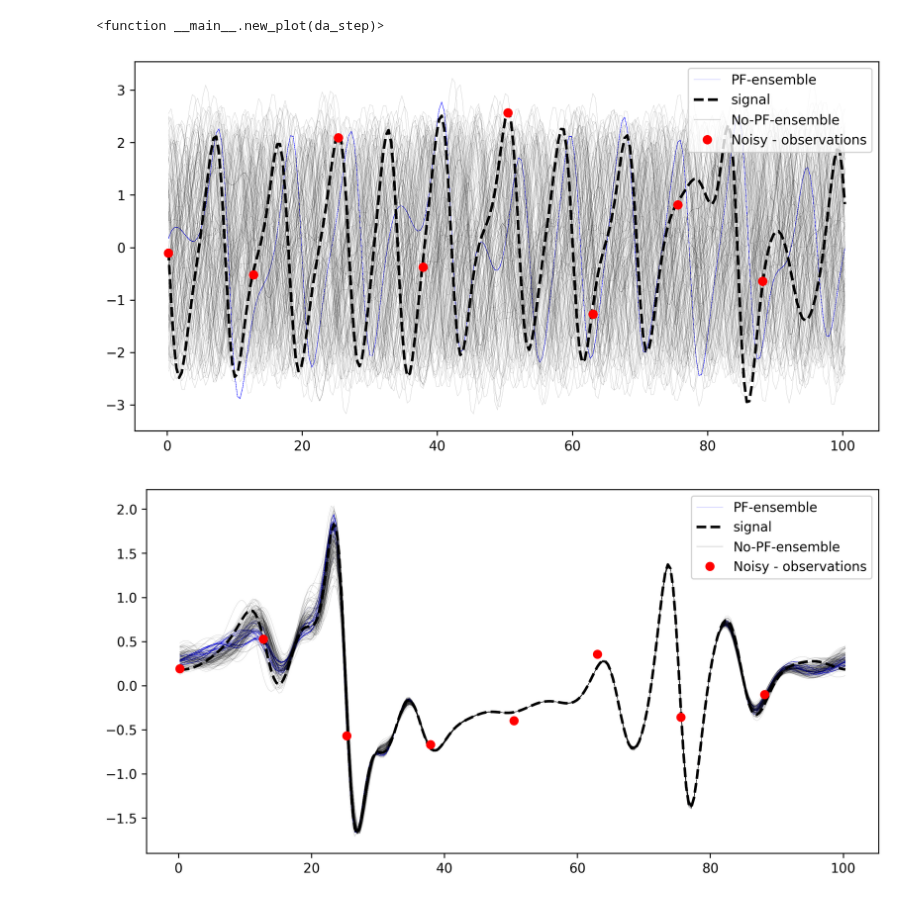
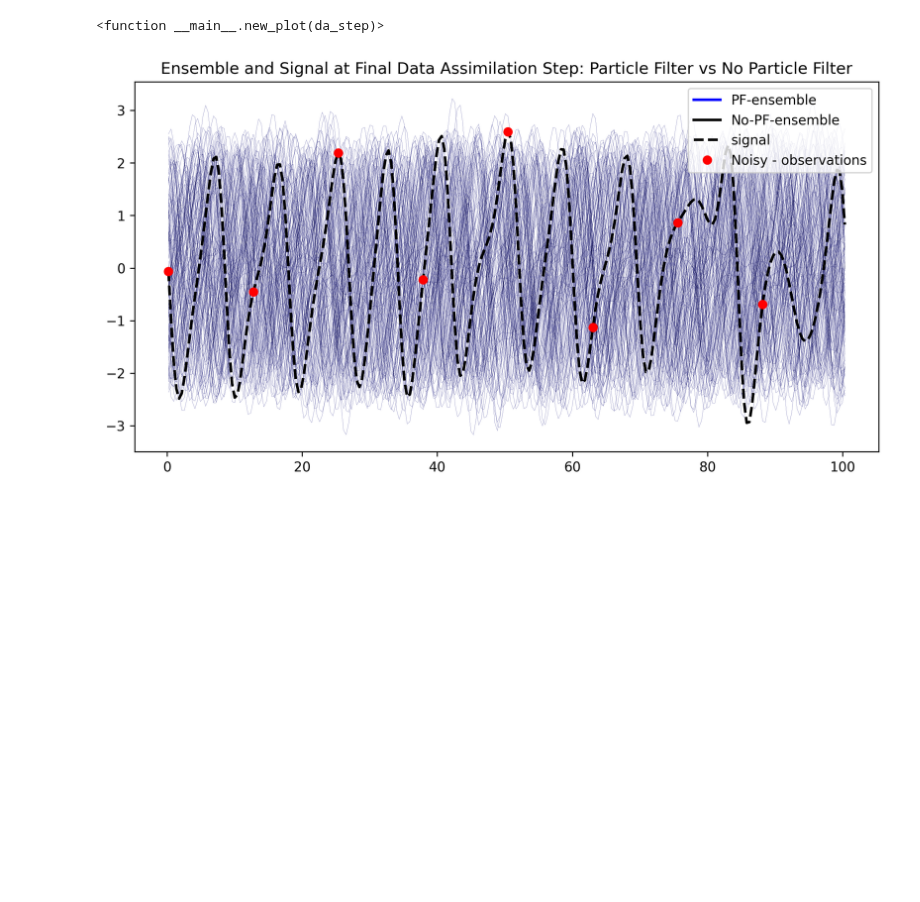
Before and after one commit to jameswoodfield/Particle_Filter, a Jupyter notebook: examples/Example_3_KS_ensemble.ipynb, the cells around one changed output. Saved outputs shown, nothing was run; the diff lists cells and outputs as text; code cells hidden in the pictures; blank space fills up the shorter version.

```diff
--- a/examples/Example_3_KS_ensemble.ipynb
+++ b/examples/Example_3_KS_ensemble.ipynb
@@ -42,14 +44,15 @@ number_of_observations_time = 32#ensemble_model.params.nt#32
 observation_temporal_frequency = int(ensemble_model.params.nt/number_of_observations_time)
 
 print(observation_locations)
-pf_systematic = ParticleFilter(
+pf_systematic = ParticleFilter_Sequential(
     n_particles = ensemble_params.E,
     n_steps = observation_temporal_frequency,
     n_dim = initial_signal.shape[-1],
     forward_model = ensemble_model,
     signal_model = signal_model,
     sigma = observation_noise,
-    resampling="default",#'default',
+    ess_threshold= 0.5,
+    resampling="systematic",#'default',
     observation_locations = observation_locations,
 )
 # %% [output]
@@ -57,4 +60,5 @@ pf_systematic = ParticleFilter(
 # %%
 key = jax.random.PRNGKey(0)
 da_steps = number_of_observations_time
-final, all = pf_systematic.run(initial_ensemble, initial_signal, da_steps,key) #the final input is scan length?
+initial_weights = jnp.ones(ensemble_params.E) / ensemble_params.E
+final, all = pf_systematic.run(initial_ensemble, initial_weights, initial_signal, da_steps,key) #the final input is scan length?
@@ -60,0 +67,5 @@ final, all = pf_systematic.run(initial_ensemble, initial_signal, da_steps,key) #
+# %%
+for i, arr in enumerate(all):
+    print(f"Shape of all[{i}]: {arr.shape}")
+
+# if ParticleFilter_Sequential then we have 4 outputs,
@@ -62,8 +78,8 @@ final, all = pf_systematic.run(initial_ensemble, initial_signal, da_steps,key) #
 Put in the initial condition.
 # %%
 particles =jnp.concatenate([initial_ensemble[None,...], all[0]], axis=0)
-signal = jnp.concatenate([initial_signal[None,...], all[1]], axis=0)
-observations = jnp.concatenate([initial_signal[None,...], all[2]], axis=0)
+signal = jnp.concatenate([initial_signal[None,...], all[2]], axis=0)
+observations = jnp.concatenate([initial_signal[None,...], all[3]], axis=0)
 observations = all[2][:,:, observation_locations]
 print(observations.shape)
 print(particles.shape)
@@ -119,35 +135,32 @@ interact(new_plot, da_step=(0, da_steps))
 interactive(children=(IntSlider(value=16, description='da_step', max=32), Output()), _dom_classes=('widget-int…
 <function __main__.new_plot(da_step)>
 # %%
-
-
 da_step = da_steps  # Only plot at the final DA stage
 plt.figure(figsize=(10, 5),dpi=300)
 plt.plot(signal_model.x, particles[da_step,:,:].T, color='b', linewidth=0.05)
-plt.plot(signal_model.x, particles[da_step,0,:].T, color='b', label='PF-ensemble', linewidth=0.1)
-
+#plt.plot(signal_model.x, particles[da_step,0,:].T, color='b', label='PF-ensemble', linewidth=0.1)
+# Plot invisible lines for legend with desired linewidths
+plt.plot([], [], color='b', label='PF-ensemble', linewidth=2)
+plt.plot([], [], color='k', label='No-PF-ensemble', linewidth=2)
 plt.plot(signal_model.x, signal[da_step,0,:], color='k', label='signal',linewidth=2,linestyle='--')
 plt.plot(signal_model.x, particles_1[da_step,:,:].T, color='k', linewidth=0.05)
-plt.plot(signal_model.x, particles_1[da_step,0,:].T, color='k', label='No-PF-ensemble', linewidth=0.1)
-
+#plt.plot(signal_model.x, particles_1[da_step,0,:].T, color='k', label='No-PF-ensemble', linewidth=0.1)
+for i, obs_idx in enumerate(observation_locations):
+    plt.vlines(
+        x=signal_model.x[obs_idx],
+        ymin=observations[da_step-1, 0, i],
+        ymax=signal[da_step, 0, obs_idx],
+        color='red',
+        linewidth=2,
+        alpha=0.7
+    )
 plt.plot(signal_model.x[observation_locations], observations[da_step-1,0,:], 'ro', label='Noisy - observations')
 plt.legend()
+plt.title('Ensemble and Signal at Final Data Assimilation Step: Particle Filter vs No Particle Filter')
+plt.savefig('/Users/jmw/Documents/GitHub/Particle_Filter/Saving/KS_PF_NPF.png',bbox_inches='tight',dpi=300)
 plt.show()
-da_step = 8  # Only plot at the final DA stage
-plt.figure(figsize=(10, 5),dpi=300)
-plt.plot(signal_model.x, particles[da_step,:,:].T, color='b', linewidth=0.05)
-plt.plot(signal_model.x, particles[da_step,0,:].T, color='b', label='PF-ensemble', linewidth=0.1)
-
-plt.plot(signal_model.x, signal[da_step,0,:], color='k', label='signal',linewidth=2,linestyle='--')
-plt.plot(signal_model.x, particles_1[da_step,:,:].T, color='k', linewidth=0.05)
-plt.plot(signal_model.x, particles_1[da_step,0,:].T, color='k', label='No-PF-ensemble', linewidth=0.1)
-
-plt.plot(signal_model.x[observation_locations], observations[da_step-1,0,:], 'ro', label='Noisy - observations')
-plt.legend()
-plt.show()
 # %% [output]
-[figure, old version]
+[figure, new version]
-[figure, removed]
 # %%
 from metrics.ensemble import rmse, crps, bias
 
```
Also changed, not shown: parts of 4 cells of this notebook, 7 other files.
